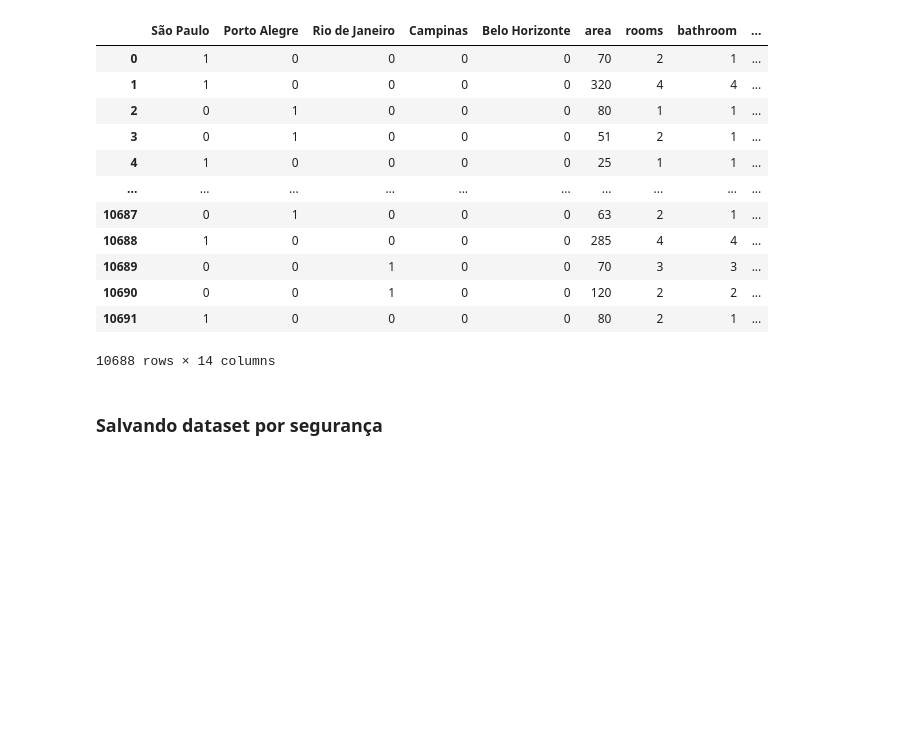
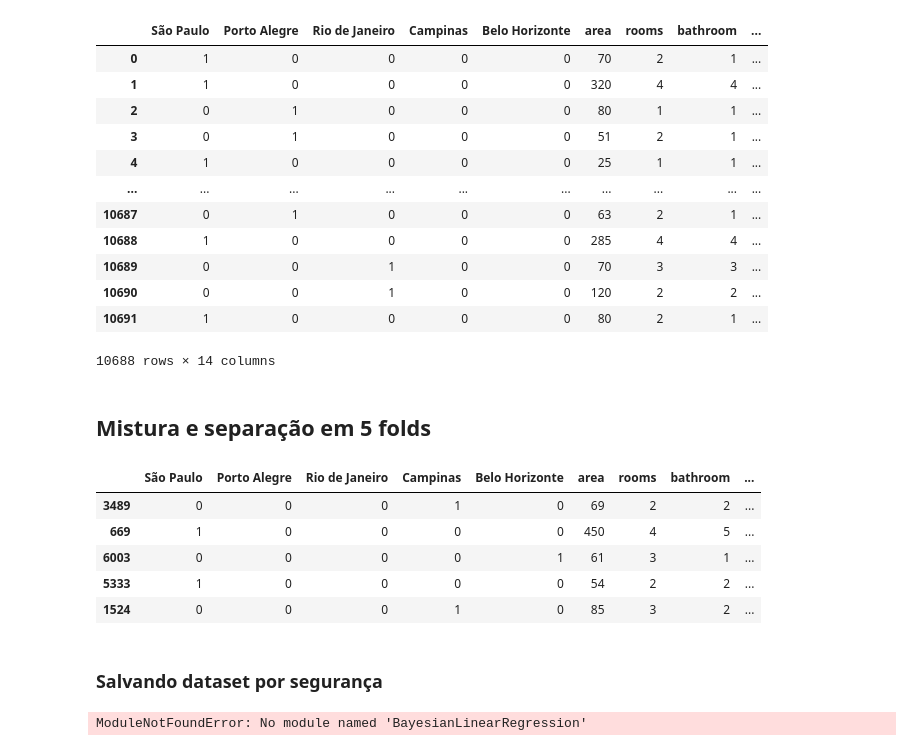
Before and after one commit to JordaoMemoria/topicosTrabalhoFinal, a Jupyter notebook: PreparacaoDoDataset.ipynb, the cells around one changed output. Cells and saved outputs as stored; diff of their text form; code cells hidden in the pictures; blank space fills up the shorter version.

```diff
--- a/finalJob.ipynb
+++ b/PreparacaoDoDataset.ipynb
@@ -174,6 +174,20 @@ df
 | 10690 | 0 | 0 | 1 | 0 | 0 | 120 | 2 | 2 | ... |
 | 10691 | 1 | 0 | 0 | 0 | 0 | 80 | 2 | 1 | ... |
 10688 rows × 14 columns
+# %% [markdown]
+## Mistura e separação em 5 folds
+# %%
+from sklearn.utils import shuffle
+
+df = shuffle(df, random_state=42)
+df.head()
+# %% [output]
+|  | São Paulo | Porto Alegre | Rio de Janeiro | Campinas | Belo Horizonte | area | rooms | bathroom | ... |
+| 3489 | 0 | 0 | 0 | 1 | 0 | 69 | 2 | 2 | ... |
+| 669 | 1 | 0 | 0 | 0 | 0 | 450 | 4 | 5 | ... |
+| 6003 | 0 | 0 | 0 | 0 | 1 | 61 | 3 | 1 | ... |
+| 5333 | 1 | 0 | 0 | 0 | 0 | 54 | 2 | 2 | ... |
+| 1524 | 0 | 0 | 0 | 1 | 0 | 85 | 3 | 2 | ... |
 # %% [markdown]
 ### Salvando dataset por segurança
 # %%
@@ -199,6 +213,8 @@ from BayesianLinearRegression import BayesianLinearRegression
 reg = BayesianLinearRegression(alphaInit=1., lambdaInit=1e-3)
 reg.fit(X_train, y_train.ravel())
 y_mean, y_std = reg.predict(X_test)
+# %% [output]
+ModuleNotFoundError: No module named 'BayesianLinearRegression'
 # %%
 from sklearn.metrics import mean_squared_error
 RMSE = mean_squared_error(y_test, y_mean, squared=False)
```
Also changed, not shown: parts of 3 cells of this notebook.
